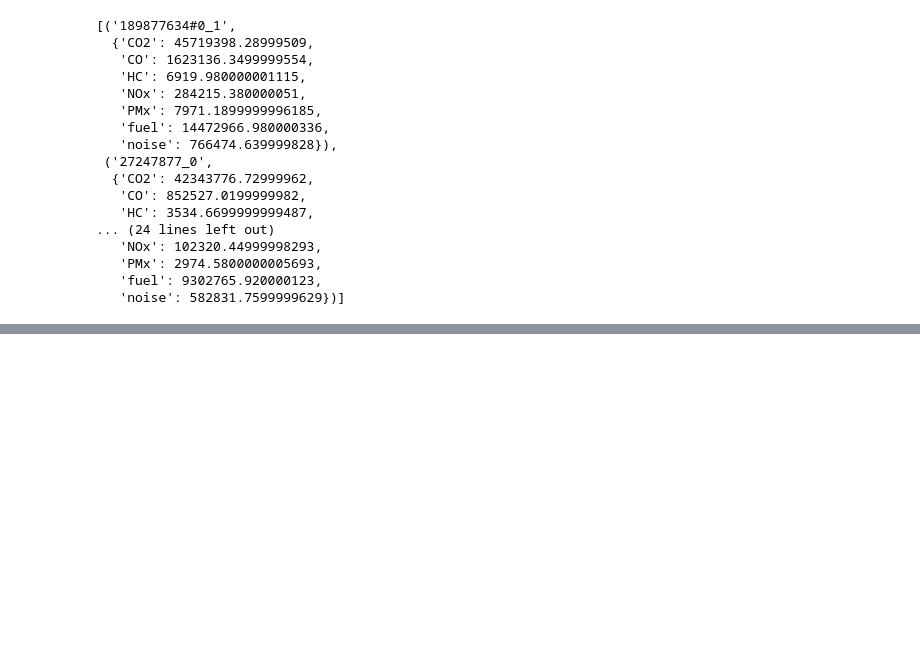
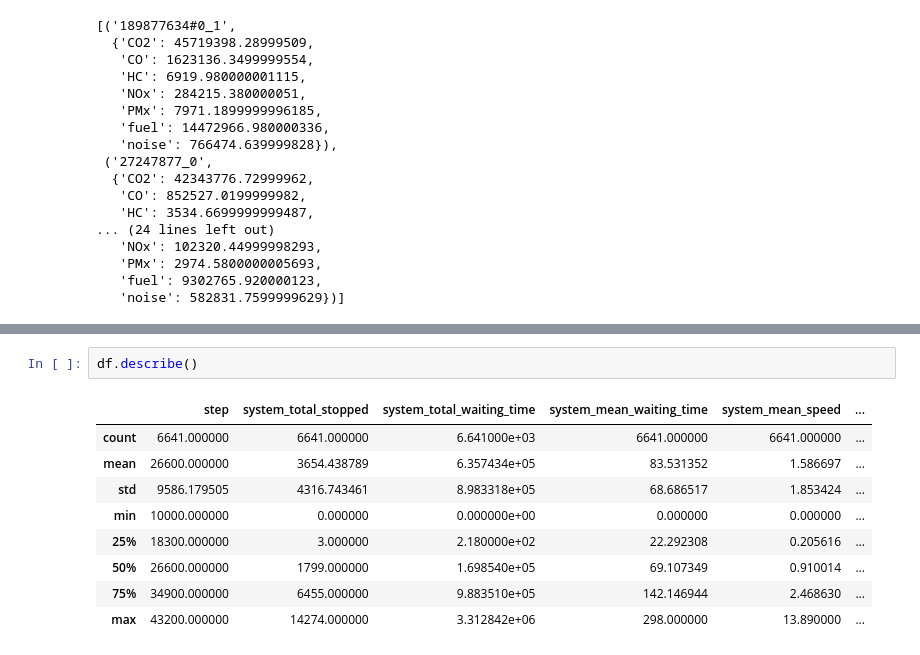
Before and after one commit to karstenk9/rl_traffic_signal_optimization, a Jupyter notebook: notebooks/emission_analysis.ipynb, the cells around one changed output, grey strips where cells are left out. Drawn from its saved outputs; the diff is of its cells as text; blank space fills up the shorter version.

```diff
--- a/notebooks/emission_analysis.ipynb
+++ b/notebooks/emission_analysis.ipynb
@@ -87,0 +106,12 @@ sorted_junctions
+# %%
+df.describe()
+# %% [output]
+|  | step | system_total_stopped | system_total_waiting_time | system_mean_waiting_time | system_mean_speed | ... |
+| count | 6641.000000 | 6641.000000 | 6.641000e+03 | 6641.000000 | 6641.000000 | ... |
+| mean | 26600.000000 | 3654.438789 | 6.357434e+05 | 83.531352 | 1.586697 | ... |
+| std | 9586.179505 | 4316.743461 | 8.983318e+05 | 68.686517 | 1.853424 | ... |
+| min | 10000.000000 | 0.000000 | 0.000000e+00 | 0.000000 | 0.000000 | ... |
+| 25% | 18300.000000 | 3.000000 | 2.180000e+02 | 22.292308 | 0.205616 | ... |
+| 50% | 26600.000000 | 1799.000000 | 1.698540e+05 | 69.107349 | 0.910014 | ... |
+| 75% | 34900.000000 | 6455.000000 | 9.883510e+05 | 142.146944 | 2.468630 | ... |
+| max | 43200.000000 | 14274.000000 | 3.312842e+06 | 298.000000 | 13.890000 | ... |
```
Also changed, not shown: parts of 1 cell of this notebook, 7 other files.
